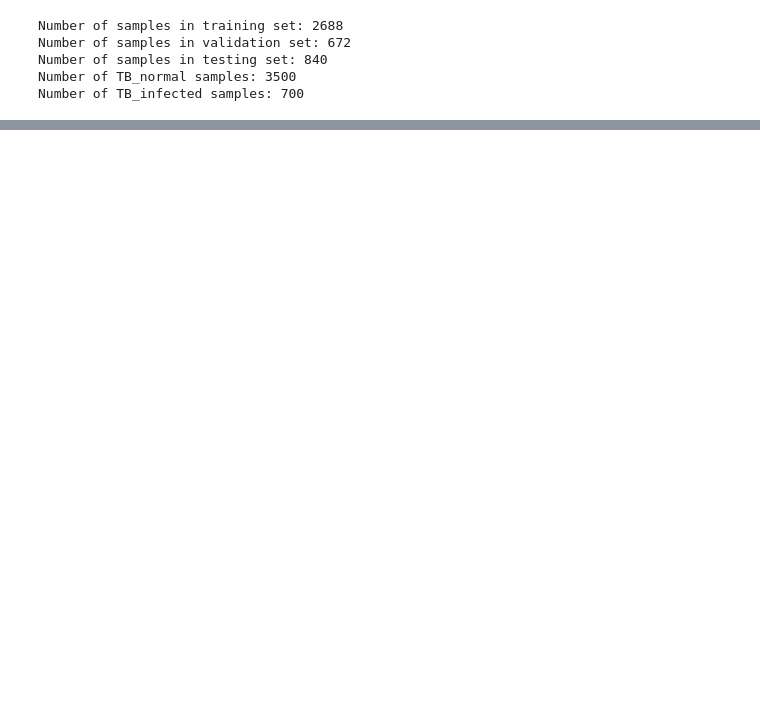
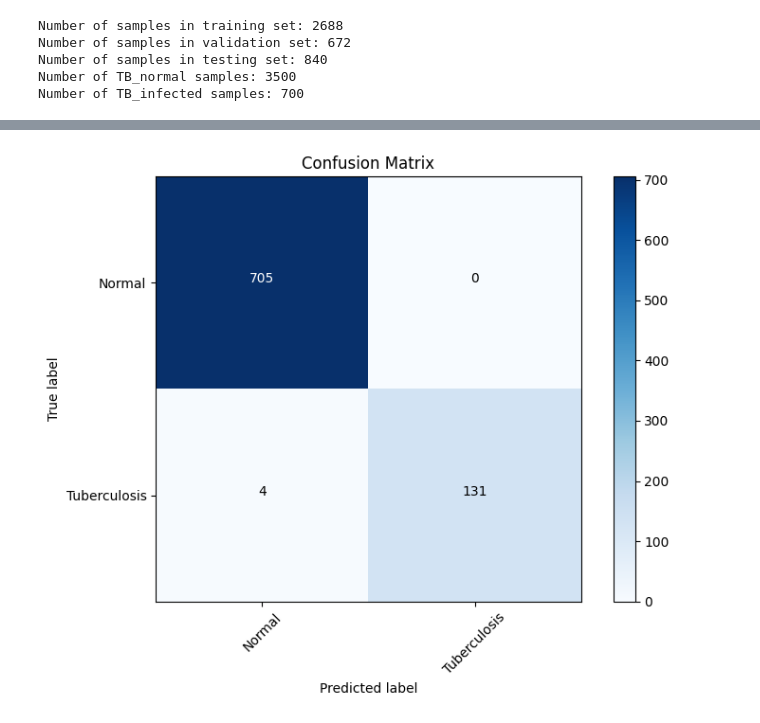
Before and after one commit to mirugwe1/TB_AI_screening, a Jupyter notebook: screening_model.ipynb, the cells around one changed output, grey strips where cells are left out. Saved outputs shown, nothing was run; the diff lists cells and outputs as text; code cells hidden in the pictures; blank space fills up the shorter version.

```diff
--- a/screening_model.ipynb
+++ b/screening_model.ipynb
@@ -154,0 +202,8 @@ Class 1: 134
+# %%
+X_train_rgb = np.repeat(X_train_augmented[..., np.newaxis], 3, axis=-1)
+X_val_rgb = np.repeat(X_val[..., np.newaxis], 3, axis=-1)
+X_test_rgb = np.repeat(X_test[..., np.newaxis], 3, axis=-1)
+
+X_train_rgb = np.squeeze(X_train_rgb, axis=-2)
+X_val_rgb = np.squeeze(X_val_rgb, axis=-2)
+X_test_rgb = np.squeeze(X_test_rgb, axis=-2)
@@ -154,0 +251,4 @@ Class 1: 134
+# %%
+y_train_augmented = to_categorical(y_train_augmented)
+y_val = to_categorical(y_val)
+#y_test = to_categorical(y_test)
@@ -154,0 +259,3 @@ Class 1: 134
+# %%
+#training
+history = model.fit(X_train_rgb, y_train_augmented, epochs=10, batch_size=32, validation_data=(X_val_rgb, y_val))
@@ -154,0 +283,33 @@ Class 1: 134
+# %%
+y_pred = model.predict(X_test_rgb)
+y_pred_classes = np.argmax(y_pred, axis=1)
+
+true_classes = y_test
+
+categories = ["Normal", "Tuberculosis"]
+
+conf_matrix = confusion_matrix(true_classes, y_pred_classes, labels=range(len(categories)))
+
+plt.figure(figsize=(8, 6))
+plt.imshow(conf_matrix, cmap=plt.cm.Blues)
+plt.title('Confusion Matrix')
+plt.colorbar()
+tick_marks = np.arange(len(categories))
+plt.xticks(tick_marks, categories, rotation=45)
+plt.yticks(tick_marks, categories)
+
+fmt = 'd'
+thresh = conf_matrix.max() / 2.
+for i, j in itertools.product(range(conf_matrix.shape[0]), range(conf_matrix.shape[1])):
+    plt.text(j, i, format(conf_matrix[i, j], fmt),
+             horizontalalignment="center",
+             color="white" if conf_matrix[i, j] > thresh else "black")
+
+plt.ylabel('True label')
+plt.xlabel('Predicted label')
+plt.tight_layout()
+
+#plt.savefig('confusion_matrix.pdf', format='pdf', bbox_inches='tight')
+
+plt.show()
+# %% [output]
@@ -154,0 +317 @@ Class 1: 134
+[figure, added]
```
Also changed, not shown: parts of 10 cells of this notebook.
